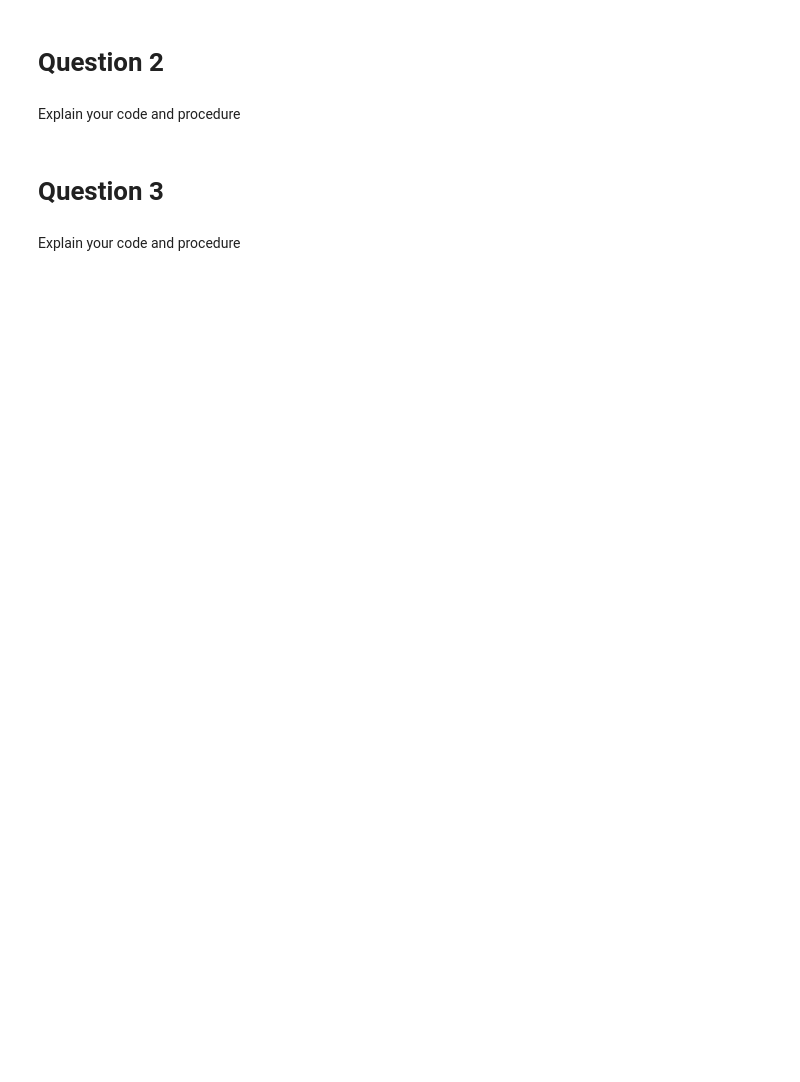
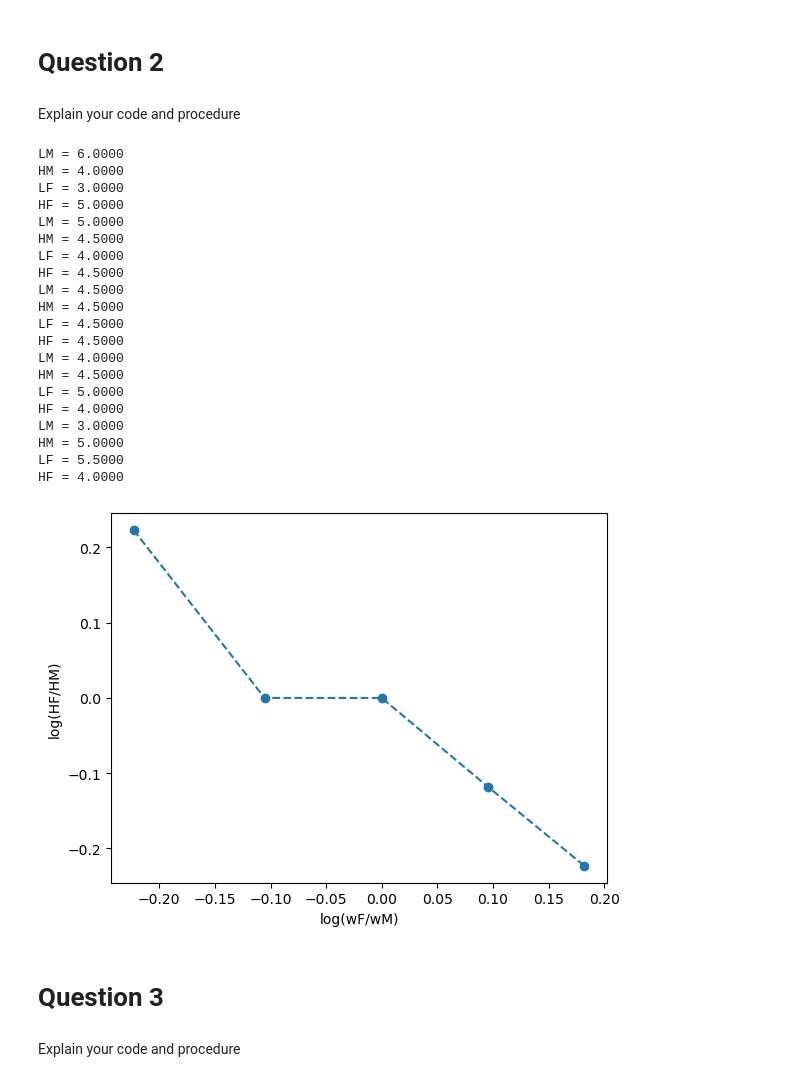
Before and after one commit to NumEconCopenhagen/projects-2023-andy-bank, a Jupyter notebook: inauguralproject/inauguralproject.ipynb, the cells around one changed output. Saved outputs shown, nothing was run; the diff lists cells and outputs as text; code cells hidden in the pictures; blank space fills up the shorter version.

```diff
--- a/inauguralproject/inauguralproject.ipynb
+++ b/inauguralproject/inauguralproject.ipynb
@@ -37,3 +66,51 @@ Explain your code and procedure
+# %%
+
+
+model = HSMC()
+
+# set wF values
+model.par.wF_vec = np.array([0.8, 0.9, 1.0, 1.1, 1.2])
+
+# solve for each wF value
+for i, wF in enumerate(model.par.wF_vec):
+    model.par.wF = wF
+    opt = model.solve_discrete(do_print=True)
+    model.sol.LM_vec[i] = opt.LM
+    model.sol.HM_vec[i] = opt.HM
+    model.sol.LF_vec[i] = opt.LF
+    model.sol.HF_vec[i] = opt.HF
+
+# calculate log ratios
+log_HF_HM1 = np.log(model.sol.HF_vec / model.sol.HM_vec)
+log_wF_wM1 = np.log(model.par.wF_vec / model.par.wM)
+
+# plot log ratios against log wF/wM
+plt.plot(log_wF_wM1, log_HF_HM1, 'o', linestyle ='--')
+plt.xlabel('log(wF/wM)')
+plt.ylabel('log(HF/HM)')
+plt.show()
+# %% [output]
+LM = 6.0000
+HM = 4.0000
+LF = 3.0000
+HF = 5.0000
+LM = 5.0000
+HM = 4.5000
+LF = 4.0000
+HF = 4.5000
+LM = 4.5000
+HM = 4.5000
+LF = 4.5000
+HF = 4.5000
+LM = 4.0000
+HM = 4.5000
+LF = 5.0000
+HF = 4.0000
+LM = 3.0000
+HM = 5.0000
+LF = 5.5000
+HF = 4.0000
+[figure, added]
 # %% [markdown]
 # Question 3
 # %% [markdown]
```
Also changed, not shown: parts of 9 cells of this notebook, 4 other files.
